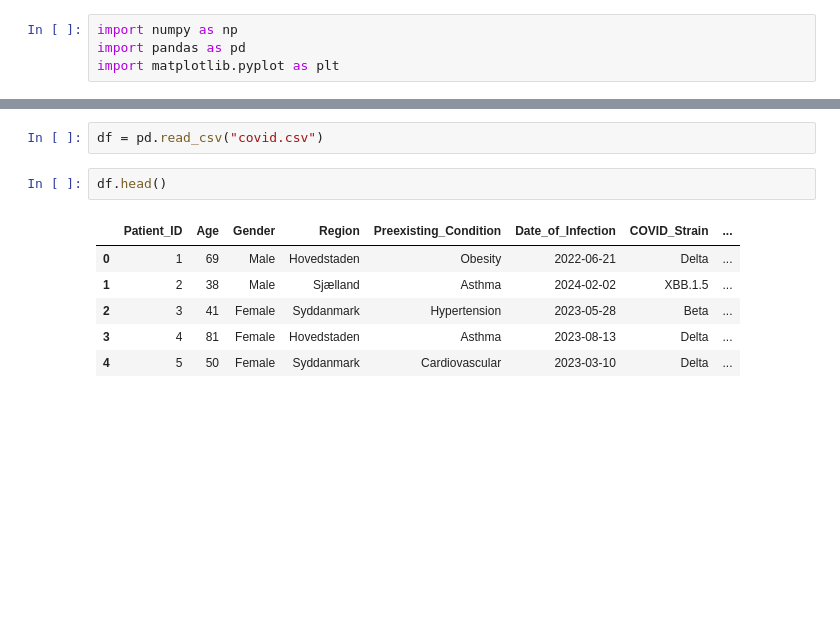
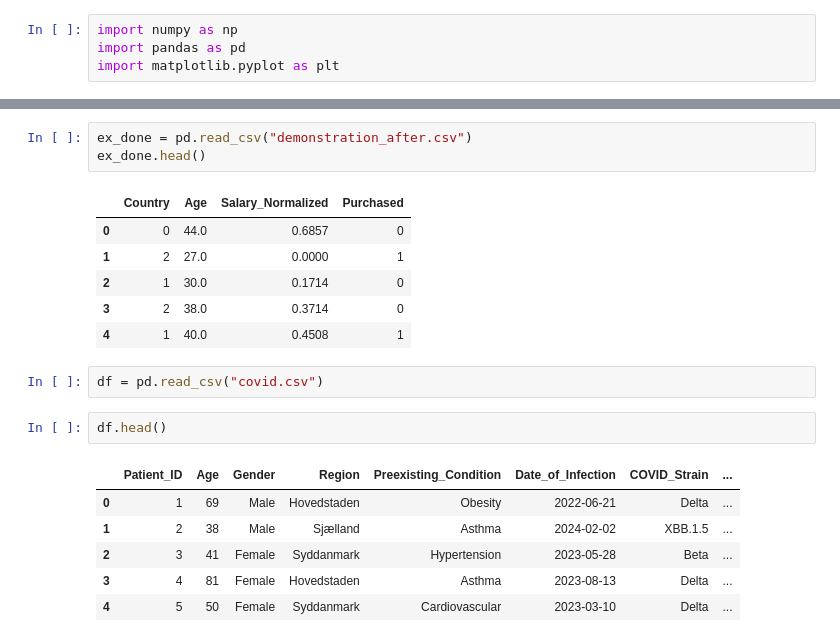
Before and after one commit to El-Modmer-Mekawy/ML-Workshop, a Jupyter notebook: Day 1/preprocessing.ipynb, the cells around one changed output, grey strips where cells are left out. Saved outputs shown, nothing was run; the diff lists cells and outputs as text; blank space fills up the shorter version.

```diff
--- a/Day 1/preprocessing.ipynb
+++ b/Day 1/preprocessing.ipynb
@@ -5,3 +15,13 @@ import matplotlib.pyplot as plt
+# %%
+ex_done = pd.read_csv("demonstration_after.csv")
+ex_done.head()
+# %% [output]
+|  | Country | Age | Salary_Normalized | Purchased |
+| 0 | 0 | 44.0 | 0.6857 | 0 |
+| 1 | 2 | 27.0 | 0.0000 | 1 |
+| 2 | 1 | 30.0 | 0.1714 | 0 |
+| 3 | 2 | 38.0 | 0.3714 | 0 |
+| 4 | 1 | 40.0 | 0.4508 | 1 |
 # %%
 df = pd.read_csv("covid.csv")
 # %%
```
Also changed, not shown: parts of 6 cells of this notebook.
